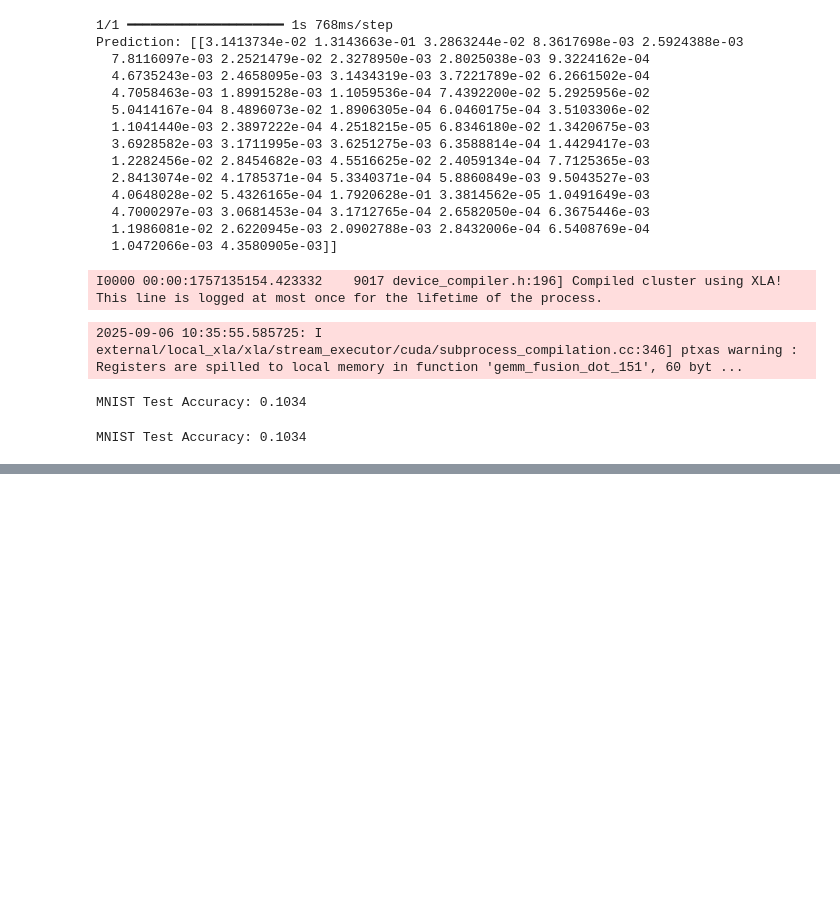
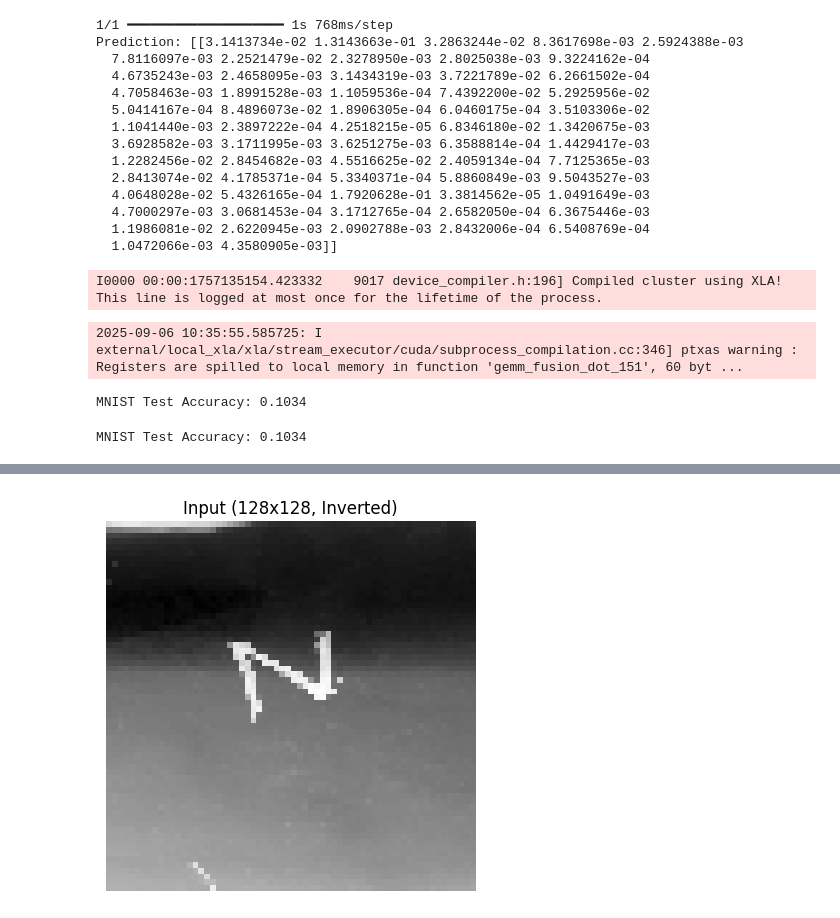
Before and after one commit to rnaveenpatil/pen_to_pixel-ai-model, a Jupyter notebook: test_all.ipynb, the cells around one changed output, grey strips where cells are left out. Drawn from its saved outputs; the diff is of its cells as text; code cells hidden in the pictures; blank space fills up the shorter version.

```diff
--- a/test_all.ipynb
+++ b/test_all.ipynb
@@ -252,0 +242,75 @@ Epoch 2/5
+# %%
+import tensorflow as tf
+import numpy as np
+from tensorflow import keras
+from tensorflow.keras.preprocessing import image
+import matplotlib.pyplot as plt
+import os
+import string
+
+# =========================
+# Load your trained model
+# =========================
+model = keras.models.load_model("pen_to_pixel_colab.keras")   # change path if needed
+
+# =========================
+# Define class labels (62 classes: 0-9, A-Z, a-z)
+# =========================
+digits = list(string.digits)
+uppercase = list(string.ascii_uppercase)
+lowercase = list(string.ascii_lowercase)
+class_labels = digits + uppercase + lowercase
+
+# =========================
+# Function to test single grayscale image
+# =========================
+def predict_single_image(img_path):
+    if not os.path.exists(img_path):
+        raise FileNotFoundError(f"File not found: {img_path}")
+
+    # 🔹 Resize to 128x128 (NOT 64x64) and grayscale
+    img = image.load_img(img_path, target_size=(64, 64), color_mode="grayscale")
+
+    # Convert to array (128,128,1)
+    img_array = image.img_to_array(img)
+
+    # Normalize (0–1)
+    img_array = img_array / 255.0
+
+    # Invert → background black, text white
+    img_array = 1.0 - img_array
+
+    # Add batch dimension → shape (1,128,128,1)
+    img_array = np.expand_dims(img_array, axis=0)
+
+    # Make prediction
+    prediction = model.predict(img_array)
+
+    # Plot the input
+    plt.imshow(img_array[0].squeeze(), cmap="gray")
+    plt.axis("off")
+    plt.title("Input (128x128, Inverted)")
+    plt.show()
+
+    # Get predicted class index
+    predicted_class = np.argmax(prediction, axis=1)[0]
+    predicted_label = class_labels[predicted_class]
+
+    # Print results
+    print("Predicted class index:", predicted_class)
+    print("Predicted label:", predicted_label)
+
+    # Top-5 predictions
+    top5 = np.argsort(prediction[0])[-5:][::-1]
+    print("\nTop 5 predictions:")
+    for i in top5:
+        print(f"  {i}: {class_labels[i]} ({prediction[0][i]:.4f})")
+
+    return predicted_label
+
+# =========================
+# Example usage
+# =========================
+img_path = "/home/patil/Pictures/n.jpeg"   # your test image
+predicted = predict_single_image(img_path)
+# %% [output]
@@ -252,0 +319 @@ Epoch 2/5
+[figure, added]
```
Also changed, not shown: parts of 4 cells of this notebook.
